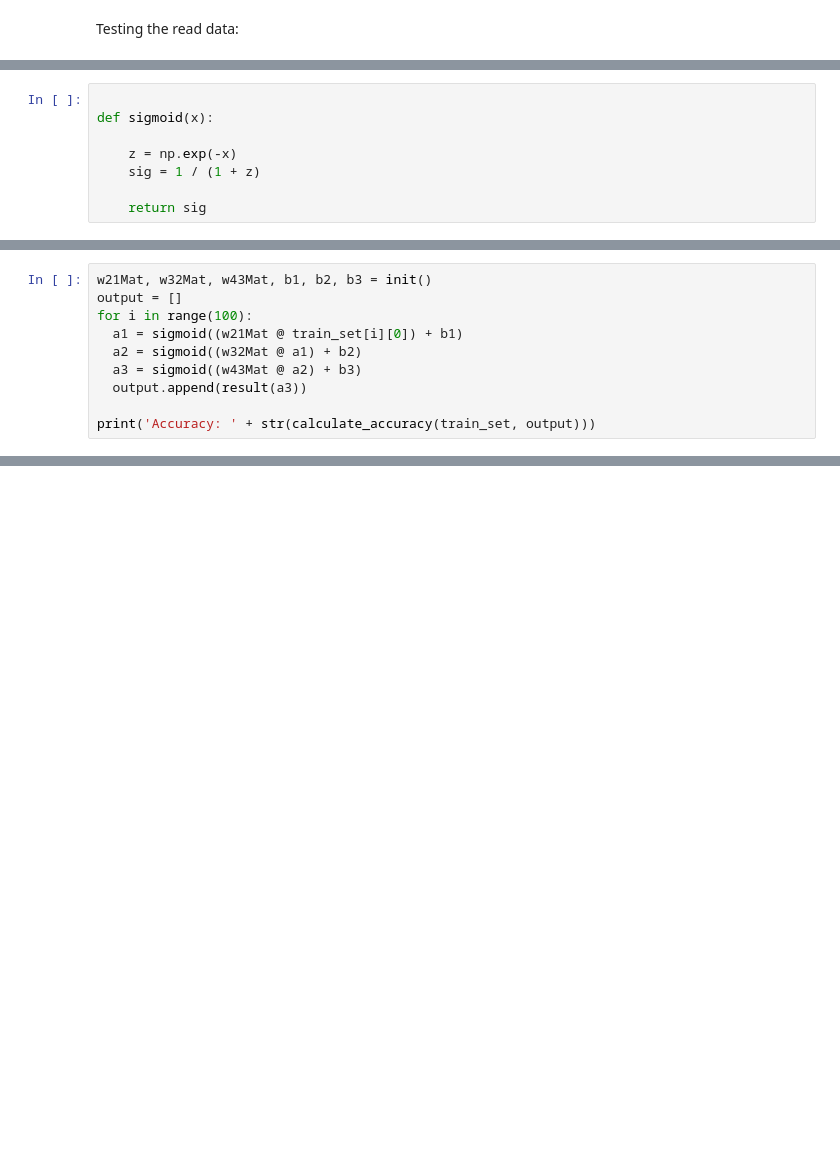
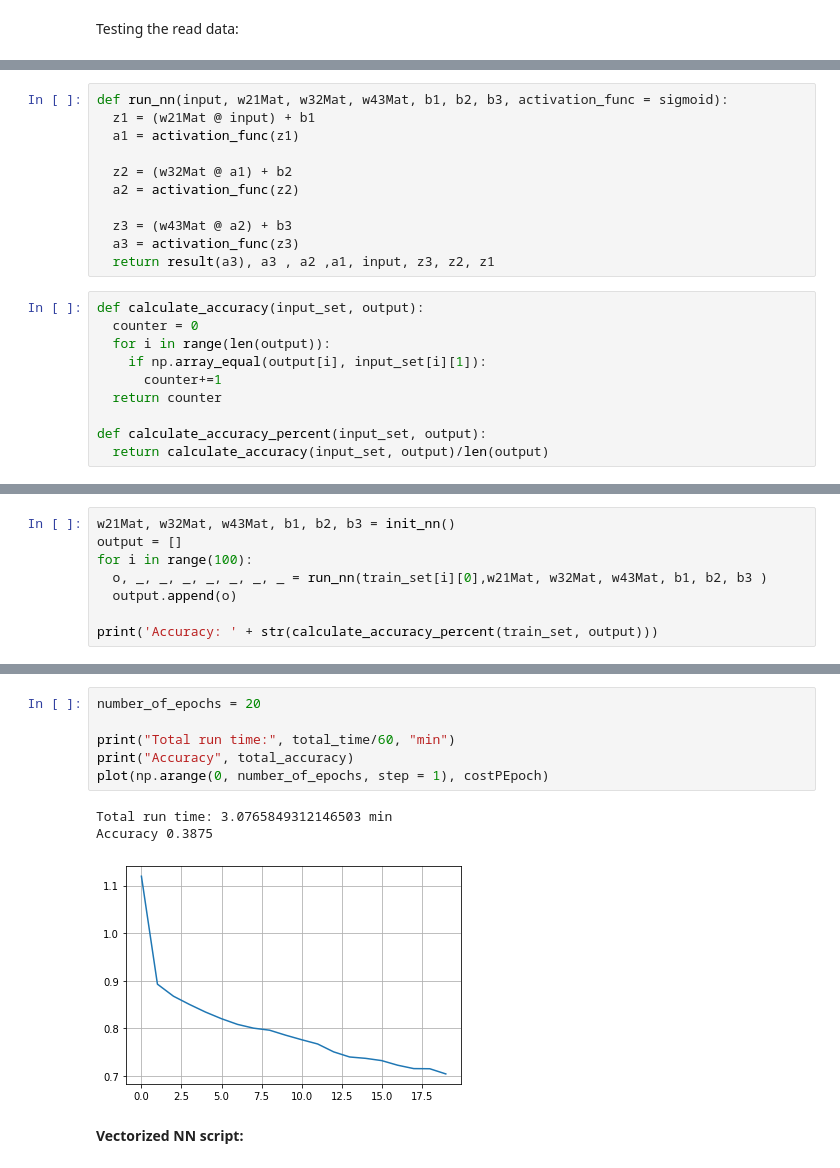
Before and after one commit to pwdz/MNIST_NN, a Jupyter notebook: MNIST.ipynb, the cells around one changed output, grey strips where cells are left out. Cells and saved outputs as stored; diff of their text form; blank space fills up the shorter version.

```diff
--- a/MNIST.ipynb
+++ b/MNIST.ipynb
@@ -103,8 +121,0 @@ def init():
-# %%
-
-def sigmoid(x):
-
-    z = np.exp(-x)
-    sig = 1 / (1 + z)
-
-    return sig
@@ -127 +163,22 @@ def calculate_accuracy(train_set, output):
+# %%
+def run_nn(input, w21Mat, w32Mat, w43Mat, b1, b2, b3, activation_func = sigmoid):
+  z1 = (w21Mat @ input) + b1
+  a1 = activation_func(z1)
+
+  z2 = (w32Mat @ a1) + b2
+  a2 = activation_func(z2)
+
+  z3 = (w43Mat @ a2) + b3
+  a3 = activation_func(z3)
+  return result(a3), a3 , a2 ,a1, input, z3, z2, z1
+# %%
+def calculate_accuracy(input_set, output):
+  counter = 0
+  for i in range(len(output)):
+    if np.array_equal(output[i], input_set[i][1]):
+      counter+=1
+  return counter
+
+def calculate_accuracy_percent(input_set, output):
+  return calculate_accuracy(input_set, output)/len(output)
 # %% [markdown]
@@ -129,11 +186,9 @@ Calculate result for first 100 images
 # %%
-w21Mat, w32Mat, w43Mat, b1, b2, b3 = init()
+w21Mat, w32Mat, w43Mat, b1, b2, b3 = init_nn()
 output = []
 for i in range(100):
-  a1 = sigmoid((w21Mat @ train_set[i][0]) + b1)
-  a2 = sigmoid((w32Mat @ a1) + b2)
-  a3 = sigmoid((w43Mat @ a2) + b3)
-  output.append(result(a3))
+  o, _, _, _, _, _, _, _ = run_nn(train_set[i][0],w21Mat, w32Mat, w43Mat, b1, b2, b3 )
+  output.append(o)
 
-print('Accuracy: ' + str(calculate_accuracy(train_set, output)))
+print('Accuracy: ' + str(calculate_accuracy_percent(train_set, output)))
 # %% [output]
@@ -140,0 +284,12 @@ Accuracy: 0.11
+# %%
+number_of_epochs = 20
+
+print("Total run time:", total_time/60, "min")
+print("Accuracy", total_accuracy)
+plot(np.arange(0, number_of_epochs, step = 1), costPEpoch)
+# %% [output]
+Total run time: 3.0765849312146503 min
+Accuracy 0.3875
+[figure, added]
+# %% [markdown]
+**Vectorized NN script:**
```
Also changed, not shown: parts of 35 cells of this notebook, 1 other file.
